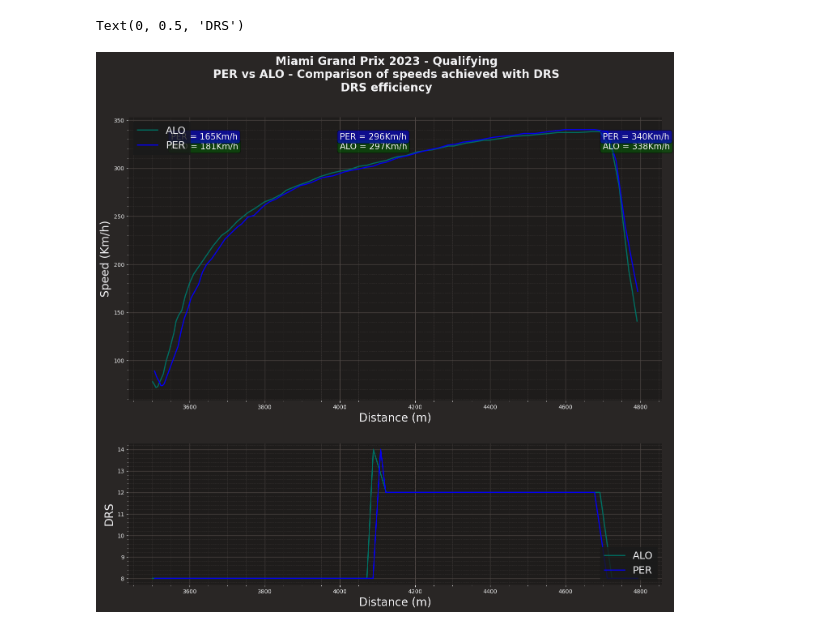
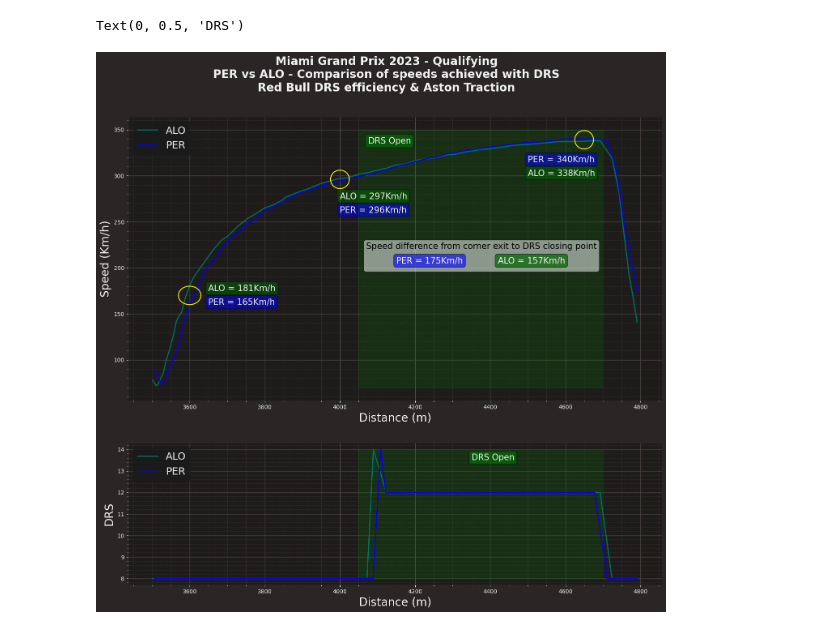
Before and after one commit to Rick8998/Miami2023F1, a Jupyter notebook: SessionAnalysis/rb_drs.ipynb, the cells around one changed output. Cells and saved outputs as stored; diff of their text form; code cells hidden in the pictures.

Commit message:
analisi drs redbull & trazione aston martin

```diff
--- a/SessionAnalysis/rb_drs.ipynb
+++ b/SessionAnalysis/rb_drs.ipynb
@@ -34,59 +52,84 @@ rbr_color = ff1.plotting.team_color('RBR')
 # %%
 from matplotlib.patches import Rectangle
 from math import pi
-
+#lec = alo
 lec_tel_nodrs = lec_tel.query('Distance >= 4000')['Speed'].iloc[0]
 lec_tel_drs = lec_tel.query('Distance >= 4650')['Speed'].iloc[0]
 lec_tel_out_turn = lec_tel.query('Distance >= 3600')['Speed'].iloc[0]
-
+#ver = per
 ver_tel_nodrs = ver_tel.query('Distance >= 4000')['Speed'].iloc[0]
 ver_tel_drs = ver_tel.query('Distance >= 4650')['Speed'].iloc[0]
 ver_tel_out_turn = ver_tel.query('Distance >= 3600')['Speed'].iloc[0]
+
+lec_diff = lec_tel_drs-lec_tel_out_turn
+ver_diff = ver_tel_drs-ver_tel_out_turn
 
 plot_ratios = [2, 1]
 fig, ax = plt.subplots(2, gridspec_kw={'height_ratios': plot_ratios})
 
 fig.set_figheight(15)
 fig.set_figwidth(17)
-fig.suptitle(f"{fp.event['EventName']} {fp.event.year} - {fp.name}\nPER vs ALO - Comparison of speeds achieved with DRS\nDRS efficiency", fontsize=20, fontweight='bold')
+fig.suptitle(f"{fp.event['EventName']} {fp.event.year} - {fp.name}\nPER vs ALO - Comparison of speeds achieved with DRS\nRed Bull DRS efficiency & Aston Traction", fontsize=20, fontweight='bold')
 
+#rettangolo verde e box DRS OPEN
+ax[0].text(x=4075, y = 335, s = "DRS Open", fontsize=15, bbox=dict(boxstyle='round', facecolor='green', alpha=0.5))
+ax[0].add_patch(Rectangle((4050, 70), 650, 280, color='green', alpha=0.2))
+
+#plot telemetria
 ax[0].plot(lec_tel_to_0['Distance'], lec_tel_to_0['Speed'], color = fer_color, label = 'ALO', linewidth=2)
+ax[0].plot(ver_tel_to_0['Distance'], ver_tel_to_0['Speed'], color = rbr_color, label = 'PER', linewidth=2)
 
-ax[0].plot(ver_tel_to_0['Distance'], ver_tel_to_0['Speed'], color = rbr_color, label = 'PER', linewidth=2)
-ax[0].legend(prop={'size':18}, loc='upper left')
-'''ax[0].add_patch(Rectangle((5445, 280), 555, 63, color='green', alpha=0.2))
-u=5410     #x-position of the center
-v=320    #y-position of the center
+#velocità in uscita curva
+u=3600     #x-position of the center
+v=170    #y-position of the center
 a=30    #radius on the x-axis
-b=3    #radius on the y-axis
+b=10    #radius on the y-axis
 t = np.linspace(0, 2*pi, 100)
-ax[0].plot( u+a*np.cos(t) , v+b*np.sin(t), color="yellow")'''
-ax[0].text(x=3550, y = 320, s = "ALO = " + str(lec_tel_out_turn) +"Km/h", fontsize=15, bbox=dict(boxstyle='round', facecolor='darkgreen', alpha=0.5))
-ax[0].text(x=3550, y = 330, s = "PER = " + str(ver_tel_out_turn) +"Km/h", fontsize=15, bbox=dict(boxstyle='round', facecolor='blue', alpha=0.5))
+ax[0].plot( u+a*np.cos(t) , v+b*np.sin(t), color="yellow")
+ax[0].text(x=3650, y = 175, s = "ALO = " + str(lec_tel_out_turn) +"Km/h", fontsize=15, bbox=dict(boxstyle='round', facecolor='darkgreen', alpha=0.5))
+ax[0].text(x=3650, y = 160, s = "PER = " + str(ver_tel_out_turn) +"Km/h", fontsize=15, bbox=dict(boxstyle='round', facecolor='blue', alpha=0.5))
 
-ax[0].text(x=4000, y = 320, s = "ALO = " + str(lec_tel_nodrs) +"Km/h", fontsize=15, bbox=dict(boxstyle='round', facecolor='darkgreen', alpha=0.5))
-ax[0].text(x=4000, y = 330, s = "PER = " + str(ver_tel_nodrs) +"Km/h", fontsize=15, bbox=dict(boxstyle='round', facecolor='blue', alpha=0.5))
-'''
-u1=5936     #x-position of the center
-v1=337    #y-position of the center
-a1=30    #radius on the x-axis
-b1=5    #radius on the y-axis
-t1 = np.linspace(0, 2*pi, 100)
-ax[0].plot( u1+a1*np.cos(t1) , v1+b1*np.sin(t1), color="yellow")'''
-ax[0].text(x=4700, y = 320, s = "ALO = " + str(lec_tel_drs) +"Km/h", fontsize=15, bbox=dict(boxstyle='round', facecolor='darkgreen', alpha=0.5))
-ax[0].text(x=4700, y = 330, s = "PER = " + str(ver_tel_drs) +"Km/h", fontsize=15, bbox=dict(boxstyle='round', facecolor='blue', alpha=0.5))
-#ax[0].text(x=5470, y = 340, s = "DRS Open", fontsize=15, bbox=dict(boxstyle='round', facecolor='green', alpha=0.5))
+#velocità prima del drs
+u=4000     #x-position of the center
+v=296    #y-position of the center
+a=25    #radius on the x-axis
+b=10    #radius on the y-axis
+t = np.linspace(0, 2*pi, 100)
+ax[0].plot( u+a*np.cos(t) , v+b*np.sin(t), color="yellow")
+ax[0].text(x=4000, y = 275, s = "ALO = " + str(lec_tel_nodrs) +"Km/h", fontsize=15, bbox=dict(boxstyle='round', facecolor='darkgreen', alpha=0.5))
+ax[0].text(x=4000, y = 260, s = "PER = " + str(ver_tel_nodrs) +"Km/h", fontsize=15, bbox=dict(boxstyle='round', facecolor='blue', alpha=0.5))
+#velocità fine drs
+#velocità prima del drs
+u=4650     #x-position of the center
+v=339    #y-position of the center
+a=25    #radius on the x-axis
+b=10    #radius on the y-axis
+t = np.linspace(0, 2*pi, 100)
+ax[0].plot( u+a*np.cos(t) , v+b*np.sin(t), color="yellow")
+ax[0].text(x=4500, y = 300, s = "ALO = " + str(lec_tel_drs) +"Km/h", fontsize=15, bbox=dict(boxstyle='round', facecolor='darkgreen', alpha=0.5))
+ax[0].text(x=4500, y = 315, s = "PER = " + str(ver_tel_drs) +"Km/h", fontsize=15, bbox=dict(boxstyle='round', facecolor='blue', alpha=0.5))
+
+#propr assi e legenda
 ax[0].set_xlabel('Distance (m)', fontsize=20)
 ax[0].set_ylabel('Speed (Km/h)', fontsize=20)
 
-#ax[1].add_patch(Rectangle((5445, 8), 555, 6.2, color='green', alpha=0.2))
+ax[0].text(x=4070, y = 200, s = "Speed difference from corner exit to DRS closing point\n\n", color="black", fontsize=15, bbox=dict(boxstyle='round', facecolor='white', alpha=0.5))
+ax[0].text(x=4420, y = 205, s = "ALO = "+str(lec_diff)+"Km/h", fontsize=15, bbox=dict(boxstyle='round', facecolor='darkgreen', alpha=0.7))
+ax[0].text(x=4150, y = 205, s = "PER = "+str(ver_diff)+"Km/h", fontsize=15, bbox=dict(boxstyle='round', facecolor='blue', alpha=0.6))
+
+ax[0].legend(prop={'size':18}, loc='upper left')
+
+#DRS
+ax[1].add_patch(Rectangle((4050, 8), 650, 6, color='green', alpha=0.2))
+ax[1].text(x=4350, y = 13.5, s = "DRS Open", fontsize=15, bbox=dict(boxstyle='round', facecolor='green', alpha=0.5))
+
 ax[1].plot(lec_tel_to_0['Distance'], lec_tel_to_0['DRS'], color = fer_color, label = 'ALO', linewidth=2)
-#ax[1].text(x=5505, y = 13.5, s = "DRS Open", fontsize=15, bbox=dict(boxstyle='round', facecolor='green', alpha=0.5))
+
 ax[1].plot(ver_tel_to_0['Distance'], ver_tel_to_0['DRS'], color = rbr_color, label = 'PER', linewidth=2)
-ax[1].legend(prop={'size':18}, loc='lower right')
+ax[1].legend(prop={'size':18}, loc='upper left')
 ax[1].set_xlabel('Distance (m)', fontsize=20)
 ax[1].set_ylabel('DRS', fontsize=20)
 # ax.add_patch(Rectangle((55, 80), 1, 52, color='red'))
 # %% [output]
 Text(0, 0.5, 'DRS')
-[figure, old version]
+[figure, new version]
```
Also changed, not shown: parts of 1 cell of this notebook, 2 other files.
